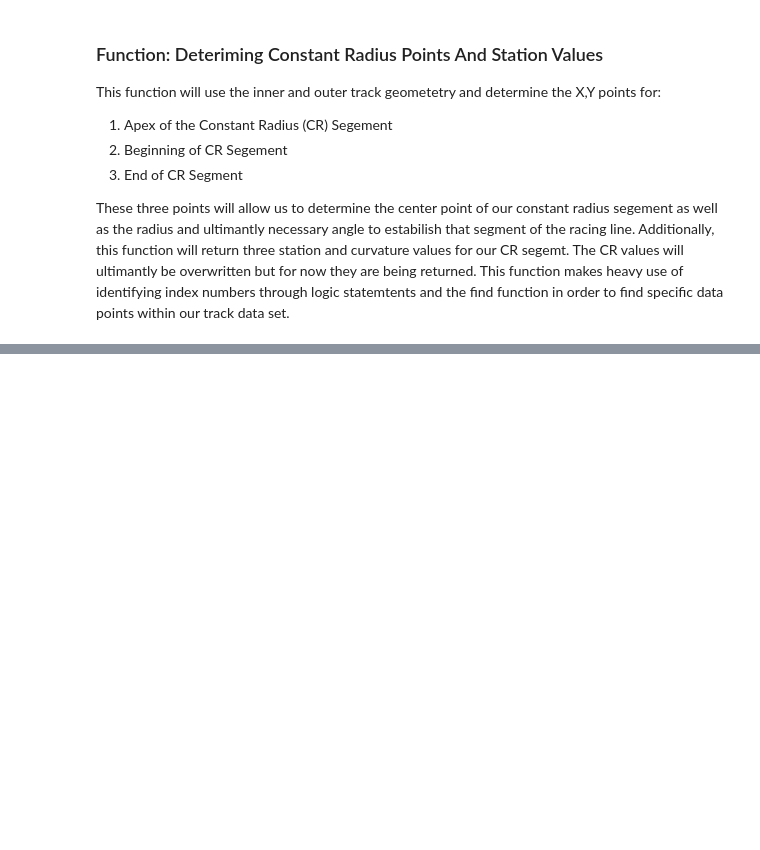
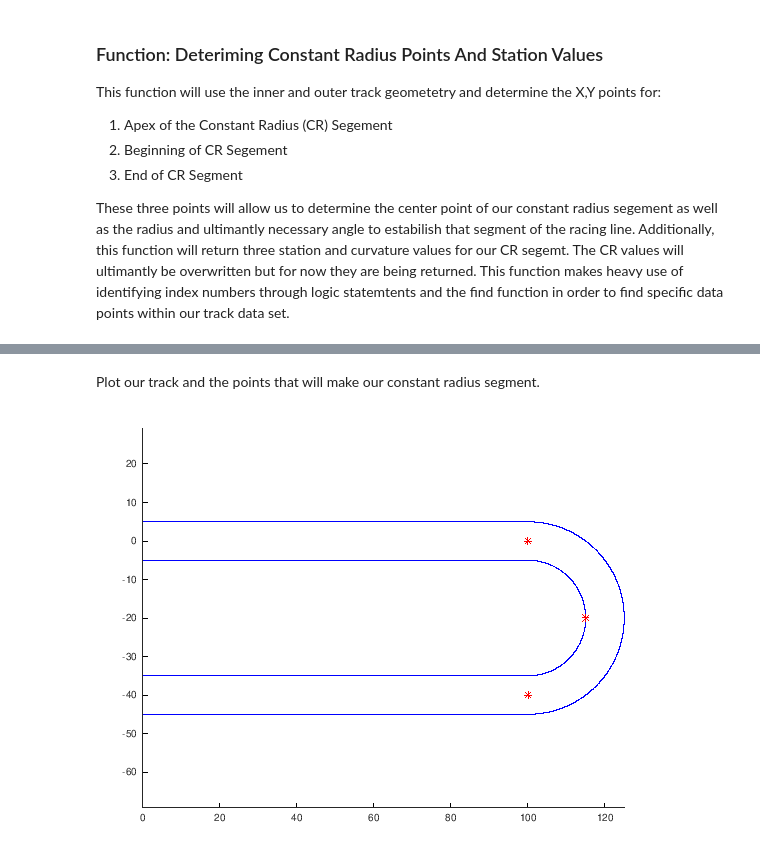
Before and after one commit to PostMatthew/Laptime_Simulation_ME391, a Jupyter notebook: BuildingCustomRacingTracksWithRacing Lines.ipynb, the cells around one changed output, grey strips where cells are left out. Cells and saved outputs as stored; diff of their text form; code cells hidden in the pictures; blank space fills up the shorter version.

```diff
--- a/BuildingCustomRacingTracksWithRacingLines.ipynb
+++ b/BuildingCustomRacingTracksWithRacing Lines.ipynb
@@ -879,5 +612,0 @@ First step in this process is to construct our racing line.
-# %%
-S_RL = [S_start, S_CR];
-K_RL = [0 K_CR];
-int_pos_RL.X = X_CR(end); int_pos_RL.Y = Y_CR(end); int_pos_RL.nu = Heading_CR(end);
-track.racingline = fillBackwardsTrack(S_RL,K_RL,int_pos_RL);
@@ -945,0 +637,11 @@ bool = 0
+# %% [markdown]
+Plot our track and the points that will make our constant radius segment.
+# %%
+figure()
+hold on
+plot(track.inner.X,track.inner.Y,"b")
+plot(track.outer.X,track.outer.Y,"b")
+plot(X_TP,Y_TP,"*r")
+axis equal
+# %% [output]
+[figure, added]
```
Also changed, not shown: parts of 77 cells of this notebook.
